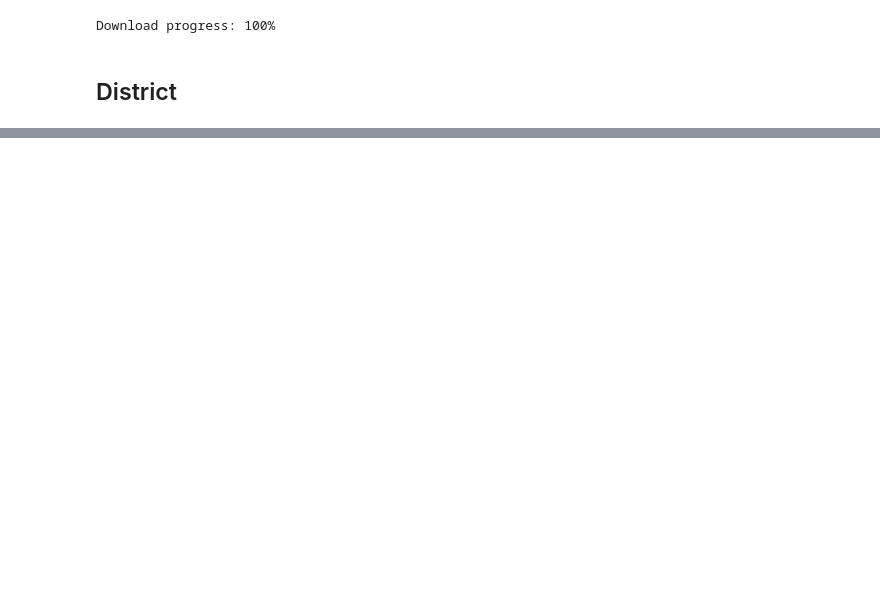
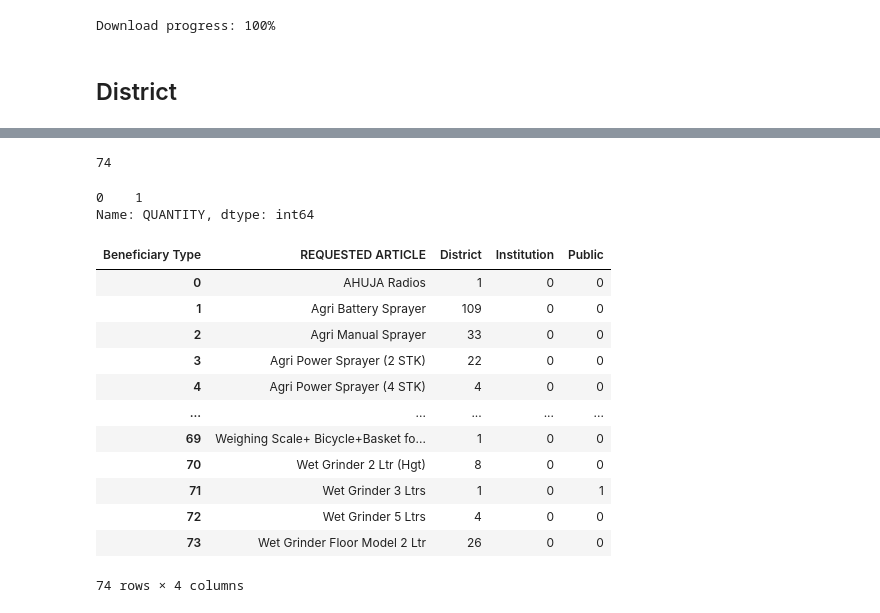
Before and after one commit to ash-sha/MNP25, a Jupyter notebook: codes/frontend.ipynb, the cells around one changed output, grey strips where cells are left out. Saved outputs shown, nothing was run; the diff lists cells and outputs as text; code cells hidden in the pictures; blank space fills up the shorter version.

```diff
--- a/codes/frontend.ipynb
+++ b/codes/frontend.ipynb
@@ -245,0 +256,32 @@ total_qty
+# %%
+final["REQUESTED ARTICLE"].nunique()
+# %% [output]
+74
+# %%
+final[(final["REQUESTED ARTICLE"]=="AHUJA Radios") & (final["Beneficiary Type"]=="District")]["QUANTITY"]
+# %% [output]
+0    1
+Name: QUANTITY, dtype: int64
+# %%
+pivot_df = final.pivot_table(
+    index="REQUESTED ARTICLE",
+    columns="Beneficiary Type",
+    values="QUANTITY",
+    aggfunc="sum",
+    fill_value=0
+).reset_index()
+pivot_df
+# %% [output]
+| Beneficiary Type | REQUESTED ARTICLE | District | Institution | Public |
+| 0 | AHUJA Radios | 1 | 0 | 0 |
+| 1 | Agri Battery Sprayer | 109 | 0 | 0 |
+| 2 | Agri Manual Sprayer | 33 | 0 | 0 |
+| 3 | Agri Power Sprayer (2 STK) | 22 | 0 | 0 |
+| 4 | Agri Power Sprayer (4 STK) | 4 | 0 | 0 |
+| ... | ... | ... | ... | ... |
+| 69 | Weighing Scale+ Bicycle+Basket fo... | 1 | 0 | 0 |
+| 70 | Wet Grinder 2 Ltr (Hgt) | 8 | 0 | 0 |
+| 71 | Wet Grinder 3 Ltrs | 1 | 0 | 1 |
+| 72 | Wet Grinder 5 Ltrs | 4 | 0 | 0 |
+| 73 | Wet Grinder Floor Model 2 Ltr | 26 | 0 | 0 |
+74 rows × 4 columns
```
Also changed, not shown: parts of 34 cells of this notebook, 3 other files.
